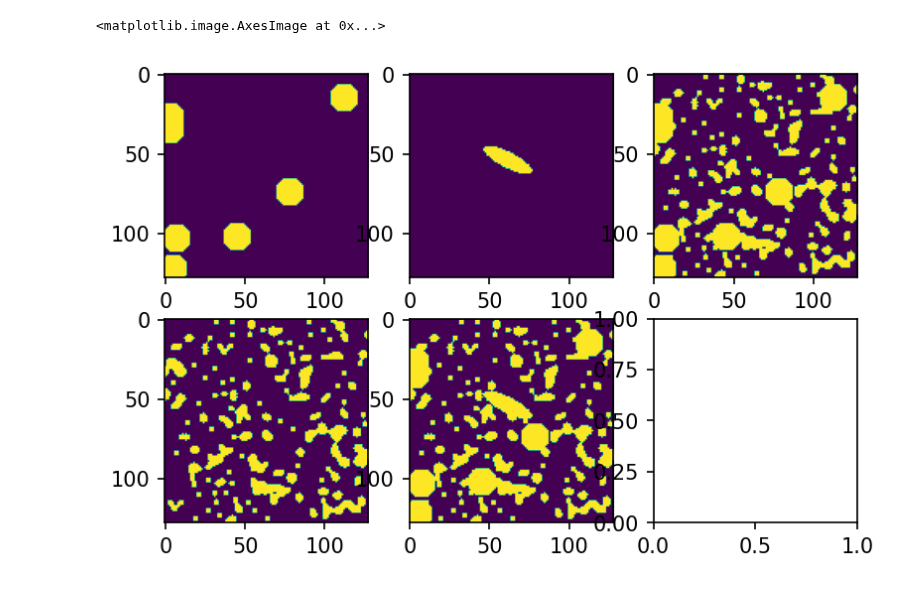
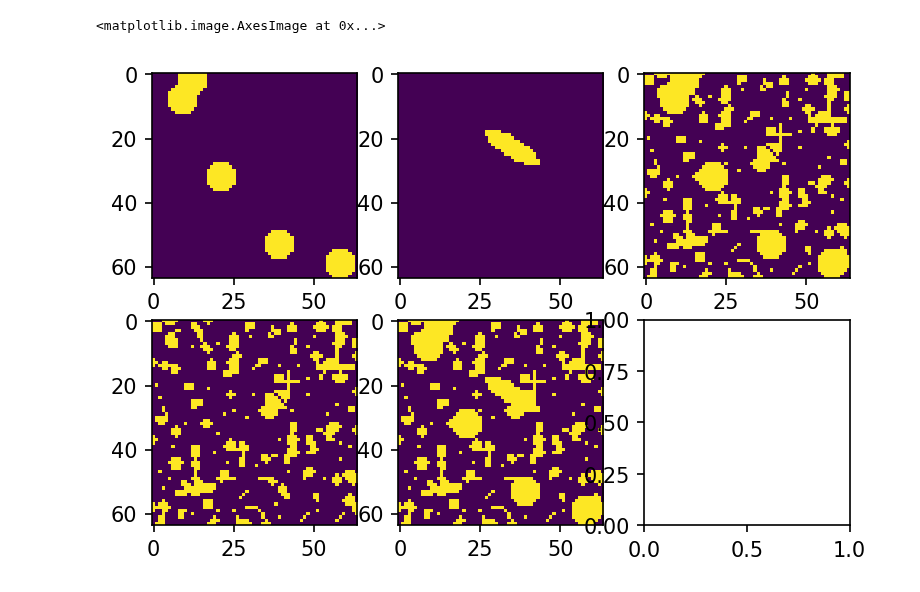
Before and after one commit to Kayzi0/ExplainBlobs, a Jupyter notebook: Generate_Blobs.ipynb, the cells around one changed output. Cells and saved outputs as stored; diff of their text form; code cells hidden in the pictures.

```diff
--- a/Generate_Blobs.ipynb
+++ b/Generate_Blobs.ipynb
@@ -116,30 +112,30 @@ def generate_new_blob_img(ellipse = True, maj_axis = 17, min_axis = 5):
 # %%
 import skimage.morphology as morphology
 from skimage.measure import regionprops_table, label
-maj_axis = 17
-min_axis = 5
+maj_axis = 10
+min_axis = 3
 r = np.floor(np.sqrt(maj_axis*min_axis))
 
-x = generate_big_blobs(num_blobs=7, img_size=128, avg_size=r , random_size_range=0)
-x2 = generate_small_blobs2(length = 128, blob_size_fraction = 0.06,
+x = generate_big_blobs(num_blobs=5, img_size=64, avg_size=r , random_size_range=0)
+x2 = generate_small_blobs2(length = 64, blob_size_fraction = 0.06,
                       n_dim = 2, volume_fraction = 0.2, randomize_sigma = False, rotation= False)
-y = generate_big_blob2(128, maj_axis, min_axis)
+y = generate_big_blob2(64, maj_axis, min_axis)
 #plt.imshow(y)
 #plt.imshow(x)
 #plt.imshow(x2)
 #plt.imshow(np.logical_or(x,y))
 #plt.imshow(np.logical_or(x, np.logical_or(x2, y)))
 
 fig, ax = plt.subplots(2,3)
 fig.set_dpi(150)
 ax[0][0].imshow(x)
 ax[0][1].imshow(y)
 ax[1][0].imshow(x2)
 ax[1][1].imshow(np.logical_or(x,np.logical_or(x2,y)))
 ax[0][2].imshow(np.logical_or(x,x2))
 # %% [output]
 <matplotlib.image.AxesImage at 0x...>
-[figure, old version]
+[figure, new version]
 # %%
 x = generate_big_blobs(num_blobs=10, img_size=128, avg_size=8, random_size_range=4)
 plt.imshow(x)
```
Also changed, not shown: parts of 2 cells of this notebook, 1 other file.
